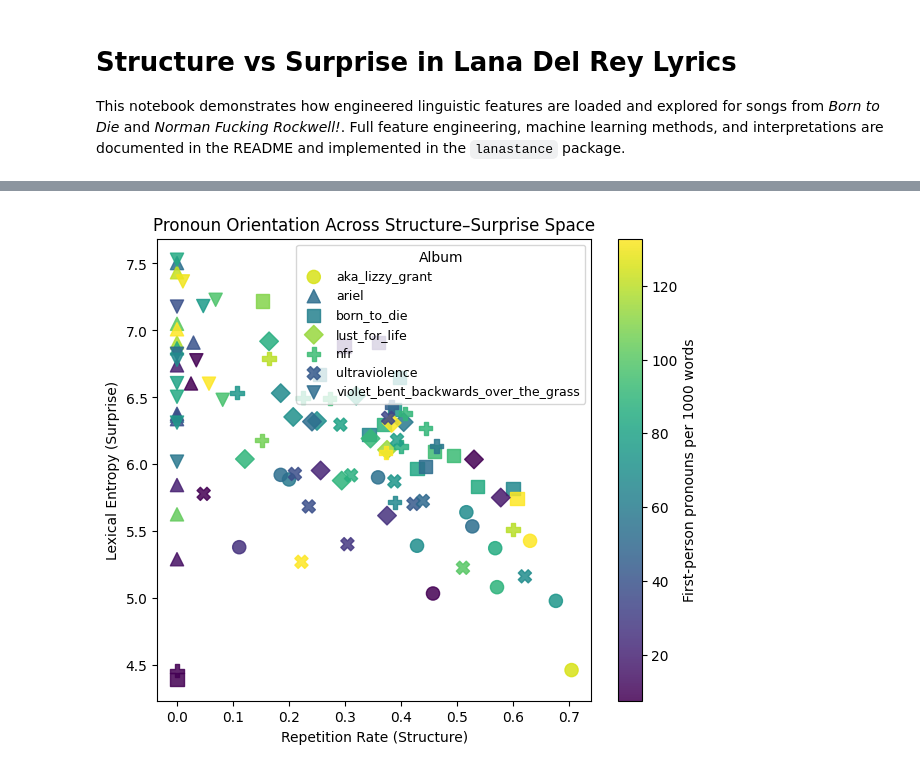
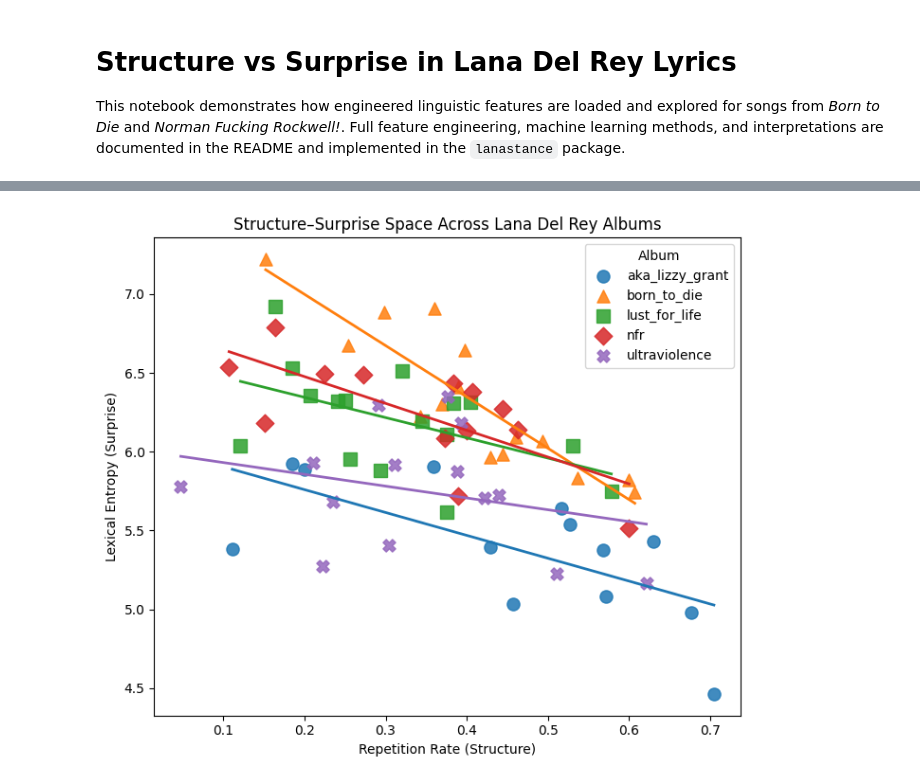
Before and after one commit to mahlidol/lana_analysis-main, a Jupyter notebook: CMOR-438/notebooks/02_structure_surprise.ipynb, the cells around one changed output, grey strips where cells are left out. Drawn from its saved outputs; the diff is of its cells as text; code cells hidden in the pictures.

```diff
--- a/CMOR-438/notebooks/02_structure_surprise.ipynb
+++ b/CMOR-438/notebooks/02_structure_surprise.ipynb
@@ -56,44 +52,46 @@ df.head()
 # %%
+import numpy as np
 import matplotlib.pyplot as plt
-import itertools
 
 plt.figure(figsize=(7, 6))
 
-albums = df["album"].unique()
+albums = df_songs["album"].unique()
+markers = {
+    "aka_lizzy_grant": "o",
+    "born_to_die": "^",
+    "ultraviolence": "X",
+    "lust_for_life": "s",
+    "nfr": "D",
 
-# A cycle of marker styles (will reuse if albums > markers)
-marker_cycle = itertools.cycle([
-    "o",  # circle
-    "^",  # triangle up
-    "s",  # square
-    "D",  # diamond
-    "P",  # plus filled
-    "X",  # x filled
-    "v",  # triangle down
-    "<",  # triangle left
-    ">"   # triangle right
-])
+}
 
 for album in albums:
-    marker = next(marker_cycle)
-    sub = df[df["album"] == album]
+    sub = df_songs[df_songs["album"] == album]
 
-    scatter = plt.scatter(
+    # Scatter
+    plt.scatter(
         sub["repetition_rate"],
         sub["lexical_entropy"],
-        c=sub["first_person_rate"],
-        cmap="viridis",
         s=90,
         alpha=0.85,
-        marker=marker,
+        marker=markers.get(album, "o"),
         label=album
     )
 
-plt.colorbar(scatter, label="First-person pronouns per 1000 words")
+    # Regression line
+    x = sub["repetition_rate"].values
+    y = sub["lexical_entropy"].values
+
+    if len(x) > 1:
+        m, b = np.polyfit(x, y, 1)
+        xs = np.linspace(x.min(), x.max(), 100)
+        plt.plot(xs, m * xs + b, linewidth=2)
+
 plt.xlabel("Repetition Rate (Structure)")
 plt.ylabel("Lexical Entropy (Surprise)")
-plt.title("Pronoun Orientation Across Structure–Surprise Space")
-plt.legend(title="Album", fontsize=9)
+plt.title("Structure–Surprise Space Across Lana Del Rey Albums")
+plt.legend(title="Album")
+plt.tight_layout()
 plt.show()
 # %% [output]
-[figure, old version]
+[figure, new version]
```
Also changed, not shown: parts of 13 cells of this notebook.
